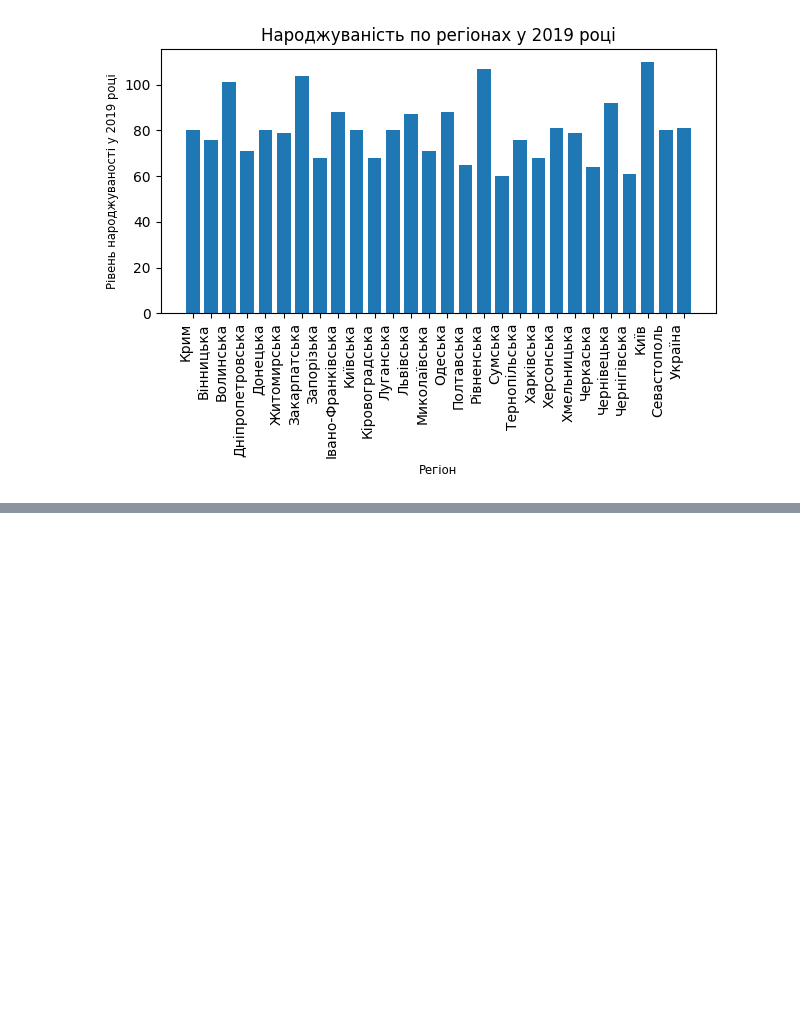
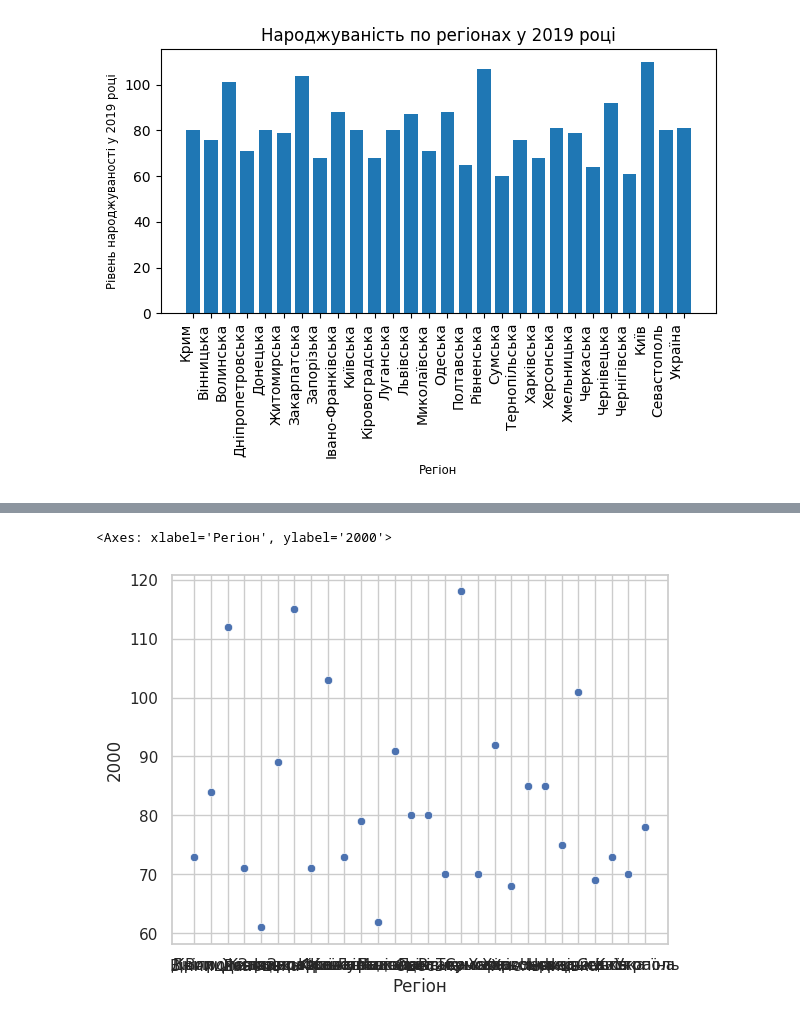
Before and after one commit to Noma9d/Python_Data_Science, a Jupyter notebook: HW2/HW2_1.ipynb, the cells around one changed output, grey strips where cells are left out. Saved outputs shown, nothing was run; the diff lists cells and outputs as text; code cells hidden in the pictures; blank space fills up the shorter version.

```diff
--- a/HW2/HW2_1.ipynb
+++ b/HW2/HW2_1.ipynb
@@ -180,0 +189,5 @@ plt.show()
+# %%
+sns.scatterplot(x='Регіон', y='2000', data=data_frame)
+# %% [output]
+<Axes: xlabel='Регіон', ylabel='2000'>
+[figure, added]
```
Also changed, not shown: parts of 2 cells of this notebook, 7 other files.
